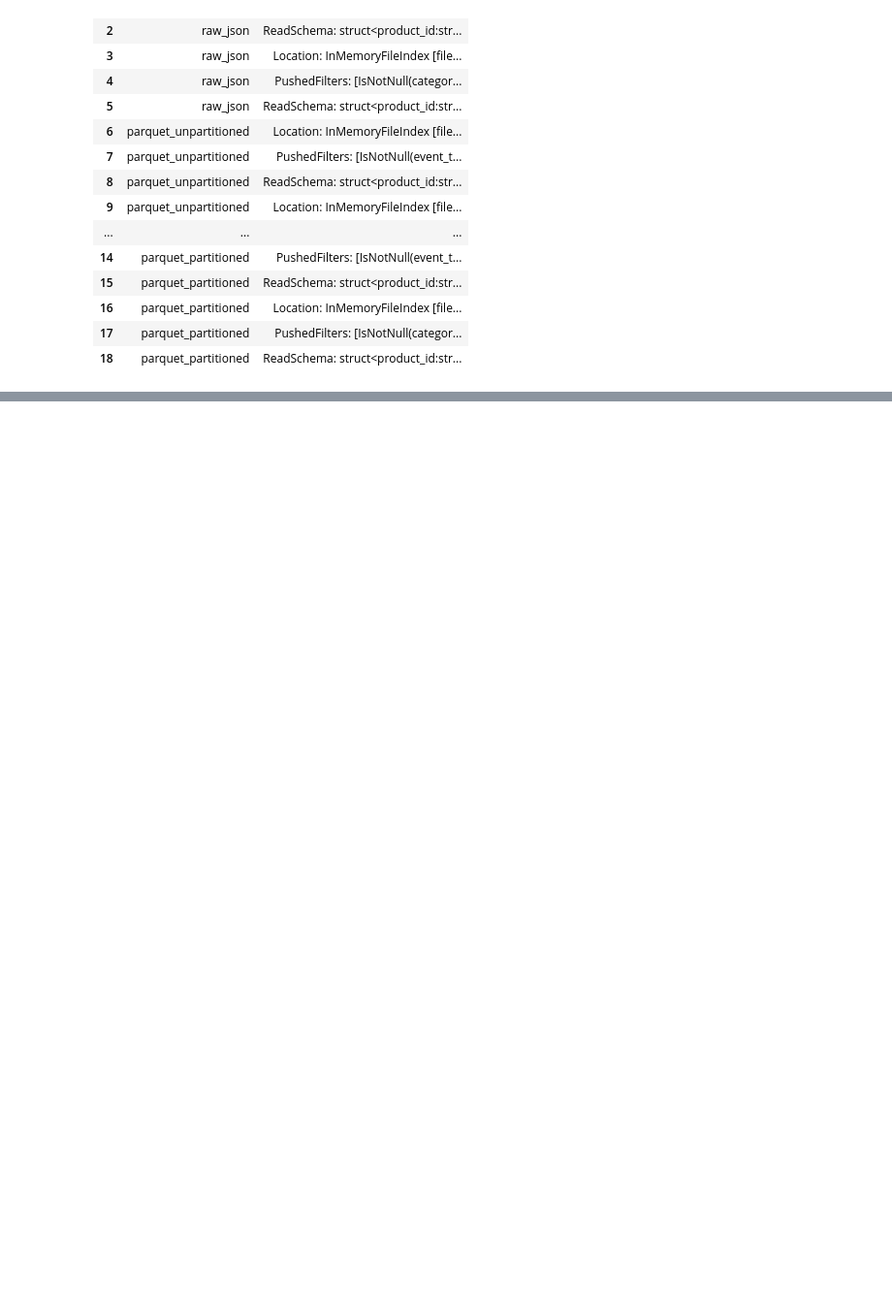
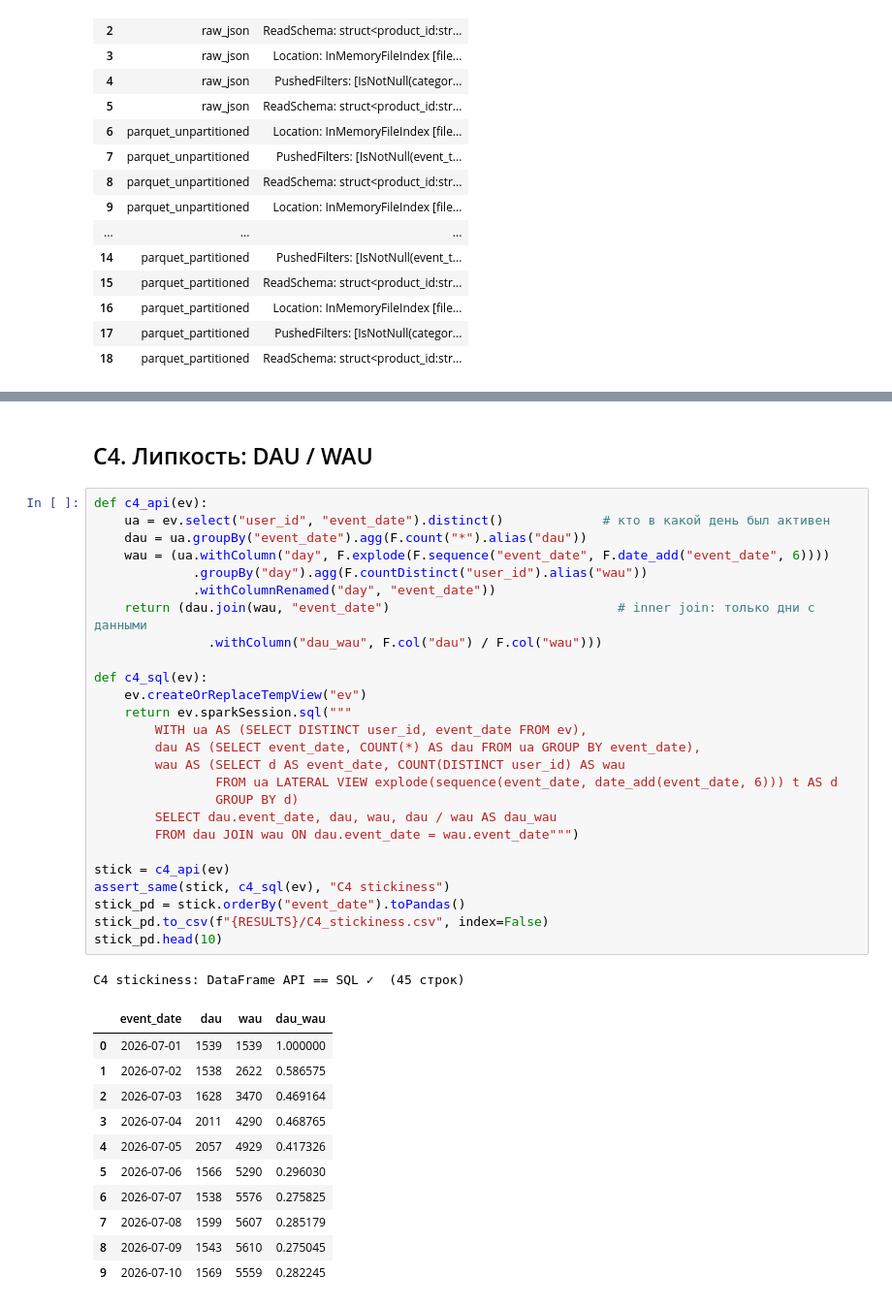
Before and after one commit to danaibaidullina/shopstream-spark, a Jupyter notebook: ibaidullina.ipynb, the cells around one changed output, grey strips where cells are left out. Shown at 97% size. Cells and saved outputs as stored; diff of their text form; blank space fills up the shorter version.

```diff
--- a/ibaidullina.ipynb
+++ b/ibaidullina.ipynb
@@ -628,0 +869,41 @@ pd.DataFrame(plan_lines)
+# %% [markdown]
+## C4. Липкость: DAU / WAU
+# %%
+def c4_api(ev):
+    ua = ev.select("user_id", "event_date").distinct()             # кто в какой день был активен
+    dau = ua.groupBy("event_date").agg(F.count("*").alias("dau"))
+    wau = (ua.withColumn("day", F.explode(F.sequence("event_date", F.date_add("event_date", 6))))
+             .groupBy("day").agg(F.countDistinct("user_id").alias("wau"))
+             .withColumnRenamed("day", "event_date"))
+    return (dau.join(wau, "event_date")                              # inner join: только дни с данными
+               .withColumn("dau_wau", F.col("dau") / F.col("wau")))
+
+def c4_sql(ev):
+    ev.createOrReplaceTempView("ev")
+    return ev.sparkSession.sql("""
+        WITH ua AS (SELECT DISTINCT user_id, event_date FROM ev),
+        dau AS (SELECT event_date, COUNT(*) AS dau FROM ua GROUP BY event_date),
+        wau AS (SELECT d AS event_date, COUNT(DISTINCT user_id) AS wau
+                FROM ua LATERAL VIEW explode(sequence(event_date, date_add(event_date, 6))) t AS d
+                GROUP BY d)
+        SELECT dau.event_date, dau, wau, dau / wau AS dau_wau
+        FROM dau JOIN wau ON dau.event_date = wau.event_date""")
+
+stick = c4_api(ev)
+assert_same(stick, c4_sql(ev), "C4 stickiness")
+stick_pd = stick.orderBy("event_date").toPandas()
+stick_pd.to_csv(f"{RESULTS}/C4_stickiness.csv", index=False)
+stick_pd.head(10)
+# %% [output]
+C4 stickiness: DataFrame API == SQL ✓  (45 строк)
+|  | event_date | dau | wau | dau_wau |
+| 0 | 2026-07-01 | 1539 | 1539 | 1.000000 |
+| 1 | 2026-07-02 | 1538 | 2622 | 0.586575 |
+| 2 | 2026-07-03 | 1628 | 3470 | 0.469164 |
+| 3 | 2026-07-04 | 2011 | 4290 | 0.468765 |
+| 4 | 2026-07-05 | 2057 | 4929 | 0.417326 |
+| 5 | 2026-07-06 | 1566 | 5290 | 0.296030 |
+| 6 | 2026-07-07 | 1538 | 5576 | 0.275825 |
+| 7 | 2026-07-08 | 1599 | 5607 | 0.285179 |
+| 8 | 2026-07-09 | 1543 | 5610 | 0.275045 |
+| 9 | 2026-07-10 | 1569 | 5559 | 0.282245 |
```
Also changed, not shown: parts of 13 cells of this notebook, 5 other files.
